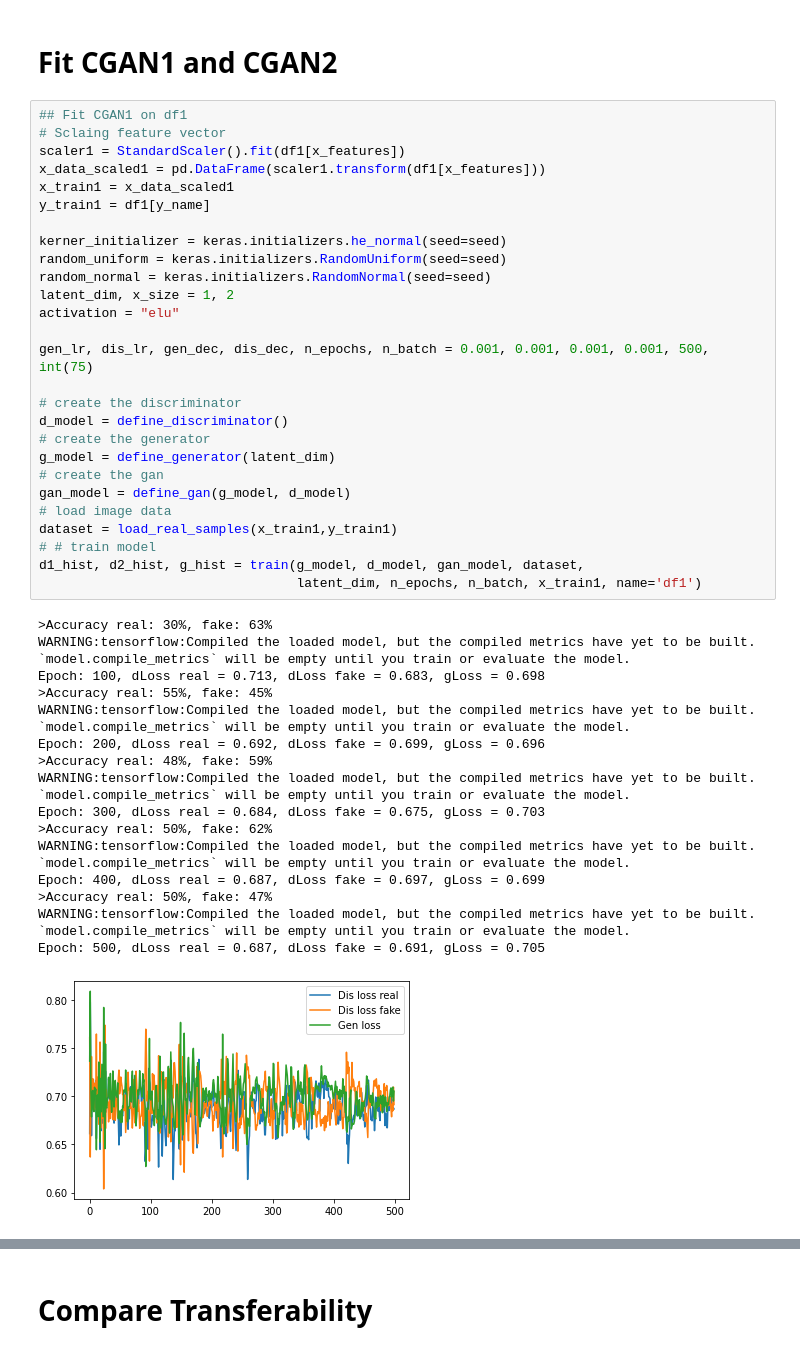
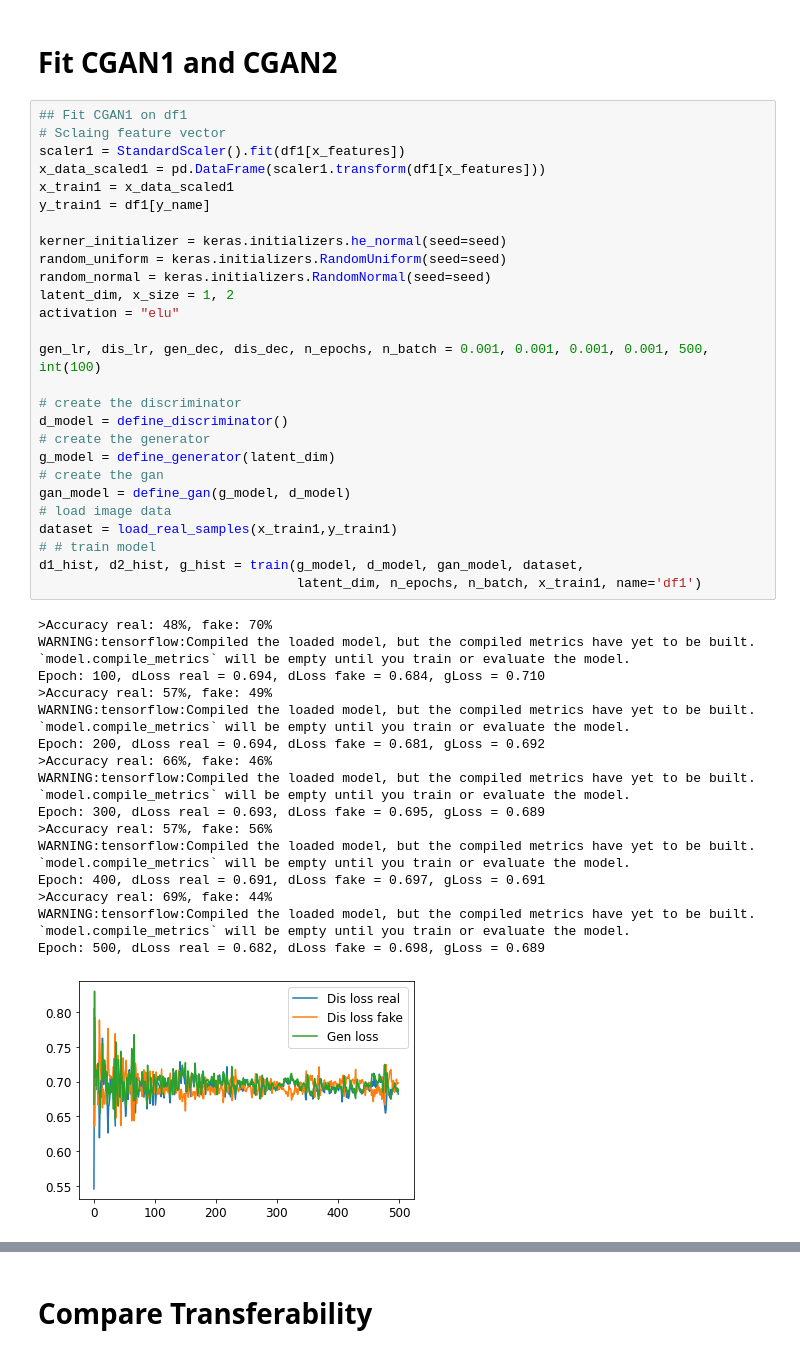
Before and after one commit to mz-zarei/CGAN-EB, a Jupyter notebook: CGAN_transferability.ipynb, the cells around one changed output, grey strips where cells are left out. Saved outputs shown, nothing was run; the diff lists cells and outputs as text.

```diff
--- a/CGAN_transferability.ipynb
+++ b/CGAN_transferability.ipynb
@@ -403,45 +405,45 @@ fig.savefig('CURE.pdf')
 # Sclaing feature vector
 scaler1 = StandardScaler().fit(df1[x_features])
 x_data_scaled1 = pd.DataFrame(scaler1.transform(df1[x_features]))
 x_train1 = x_data_scaled1
 y_train1 = df1[y_name]
 
 kerner_initializer = keras.initializers.he_normal(seed=seed)
 random_uniform = keras.initializers.RandomUniform(seed=seed)
 random_normal = keras.initializers.RandomNormal(seed=seed)
 latent_dim, x_size = 1, 2
 activation = "elu"
 
-gen_lr, dis_lr, gen_dec, dis_dec, n_epochs, n_batch = 0.001, 0.001, 0.001, 0.001, 500, int(75)
+gen_lr, dis_lr, gen_dec, dis_dec, n_epochs, n_batch = 0.001, 0.001, 0.001, 0.001, 500, int(100)
 
 # create the discriminator
 d_model = define_discriminator()
 # create the generator
 g_model = define_generator(latent_dim)
 # create the gan
 gan_model = define_gan(g_model, d_model)
 # load image data
 dataset = load_real_samples(x_train1,y_train1)
 # # train model
 d1_hist, d2_hist, g_hist = train(g_model, d_model, gan_model, dataset,
                                  latent_dim, n_epochs, n_batch, x_train1, name='df1')
 # %% [output]
->Accuracy real: 30%, fake: 63%
+>Accuracy real: 48%, fake: 70%
 WARNING:tensorflow:Compiled the loaded model, but the compiled metrics have yet to be built. `model.compile_metrics` will be empty until you train or evaluate the model.
-Epoch: 100, dLoss real = 0.713, dLoss fake = 0.683, gLoss = 0.698
->Accuracy real: 55%, fake: 45%
+Epoch: 100, dLoss real = 0.694, dLoss fake = 0.684, gLoss = 0.710
+>Accuracy real: 57%, fake: 49%
 WARNING:tensorflow:Compiled the loaded model, but the compiled metrics have yet to be built. `model.compile_metrics` will be empty until you train or evaluate the model.
-Epoch: 200, dLoss real = 0.692, dLoss fake = 0.699, gLoss = 0.696
->Accuracy real: 48%, fake: 59%
+Epoch: 200, dLoss real = 0.694, dLoss fake = 0.681, gLoss = 0.692
+>Accuracy real: 66%, fake: 46%
 WARNING:tensorflow:Compiled the loaded model, but the compiled metrics have yet to be built. `model.compile_metrics` will be empty until you train or evaluate the model.
-Epoch: 300, dLoss real = 0.684, dLoss fake = 0.675, gLoss = 0.703
->Accuracy real: 50%, fake: 62%
+Epoch: 300, dLoss real = 0.693, dLoss fake = 0.695, gLoss = 0.689
+>Accuracy real: 57%, fake: 56%
 WARNING:tensorflow:Compiled the loaded model, but the compiled metrics have yet to be built. `model.compile_metrics` will be empty until you train or evaluate the model.
-Epoch: 400, dLoss real = 0.687, dLoss fake = 0.697, gLoss = 0.699
->Accuracy real: 50%, fake: 47%
+Epoch: 400, dLoss real = 0.691, dLoss fake = 0.697, gLoss = 0.691
+>Accuracy real: 69%, fake: 44%
 WARNING:tensorflow:Compiled the loaded model, but the compiled metrics have yet to be built. `model.compile_metrics` will be empty until you train or evaluate the model.
-Epoch: 500, dLoss real = 0.687, dLoss fake = 0.691, gLoss = 0.705
+Epoch: 500, dLoss real = 0.682, dLoss fake = 0.698, gLoss = 0.689
-[figure, old version]
+[figure, new version]
 # %%
 ## Fit CGAN2 on df2
 # Sclaing feature vector
```
Also changed, not shown: parts of 5 cells of this notebook.
